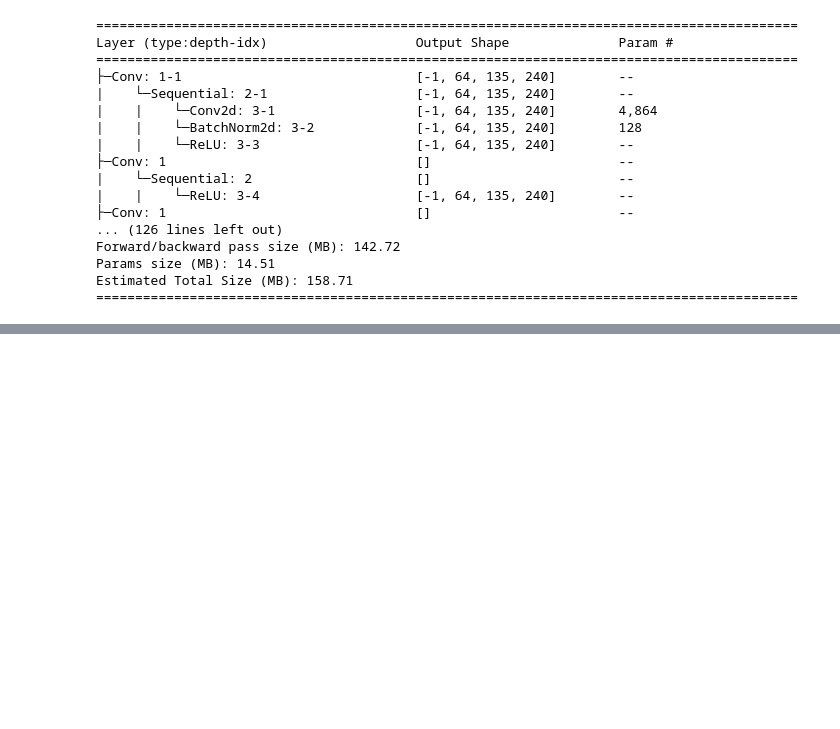
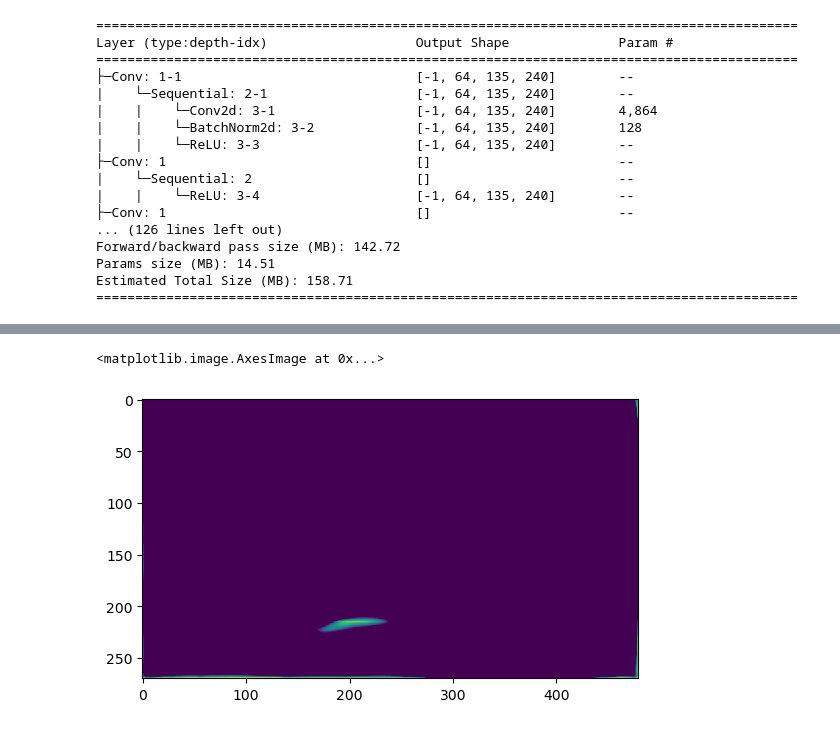
Before and after one commit to sodeeplearning/Net-Nomera, a Jupyter notebook: teaching.ipynb, the cells around one changed output, grey strips where cells are left out. Drawn from its saved outputs; the diff is of its cells as text; code cells hidden in the pictures; blank space fills up the shorter version.

```diff
--- a/teaching.ipynb
+++ b/teaching.ipynb
@@ -183,0 +249,6 @@ Estimated Total Size (MB): 158.71
+# %%
+pred = st_model.Use(train_X[123].reshape((1, 3, 270, 480)))
+ST.imshow(pred.resize(1, 270, 480))
+# %% [output]
+<matplotlib.image.AxesImage at 0x...>
+[figure, added]
```
Also changed, not shown: parts of 11 cells of this notebook, 1 other file.
